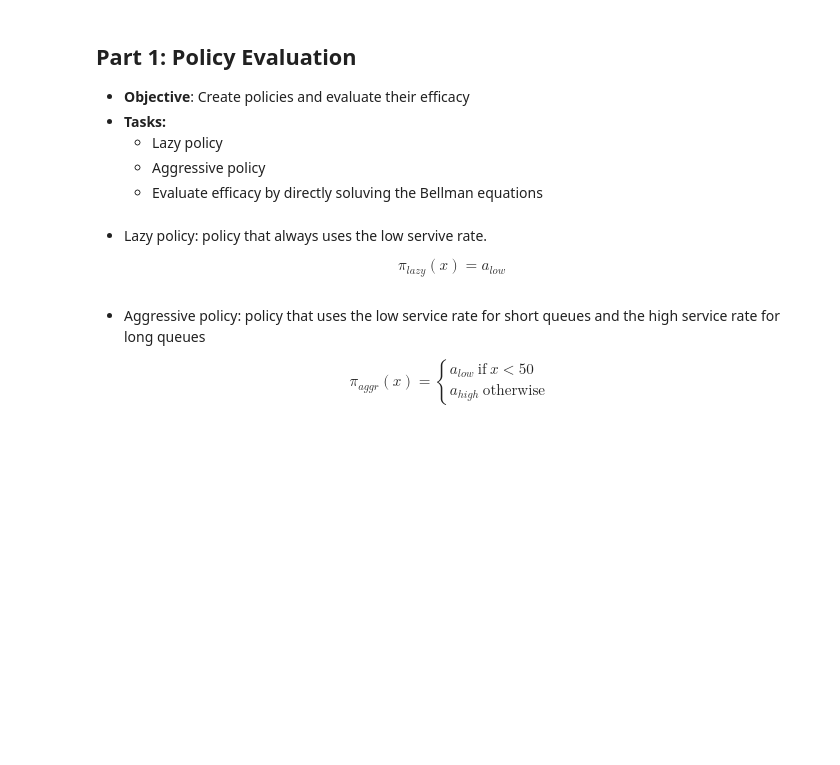
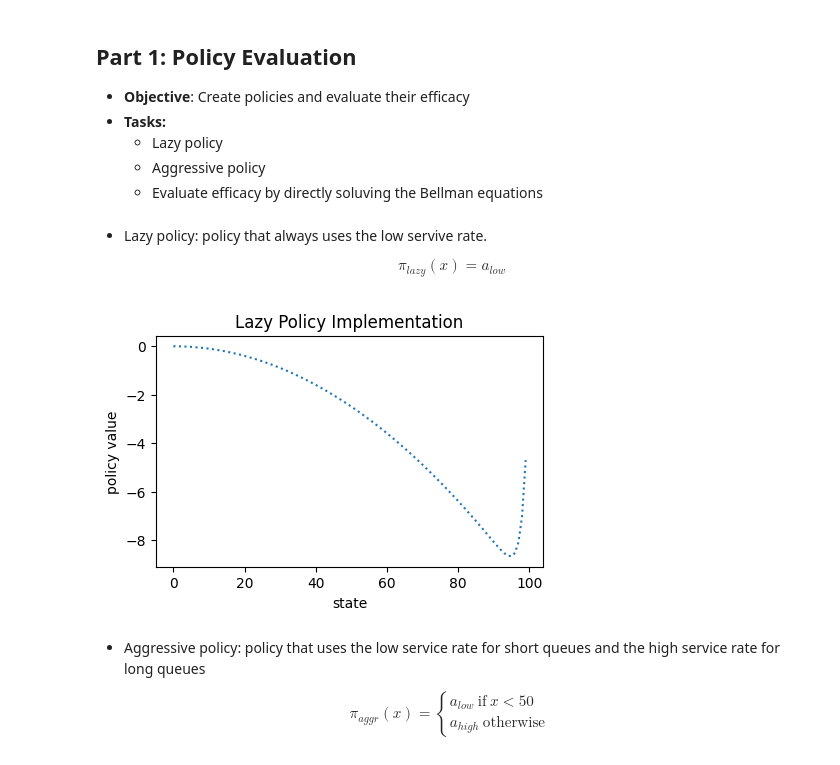
Before and after one commit to claricemottet/RL_HW, a Jupyter notebook: RL_HW1_MottetC.ipynb, the cells around one changed output. Drawn from its saved outputs; the diff is of its cells as text; code cells hidden in the pictures; blank space fills up the shorter version.

```diff
--- a/RL_HW1_MottetC.ipynb
+++ b/RL_HW1_MottetC.ipynb
@@ -109,3 +141,34 @@ def transition_maxtrix(pi):
+# %%
+#evaluation functions
+
+def value_under_policy(pi):
+    P = transition_framework()
+    r = reward_under_policy(pi)
+
+    X = np.size(P,1)
+    V_pi = np.zeros((X))
+
+    # P_pi = transition_under_policy(pi)
+    P_pi = transition(pi)
+    # V_pi = np.linalg.solve((np.eye(X) - GAMMA*P_pi),r) #solves linear system V_pi = r_pi + gamma*P_pi*V_pi
+    V_pi = np.linalg.inv(np.eye(X) - GAMMA*P_pi).dot(r)
+    return V_pi
+# %%
+#simulation functions
+
+def next_state(state_val, action_ind):
+    increment_t = random.choices([0, 1], weights=[1-ARRIVAL_RATE, ARRIVAL_RATE])[0]
+    decrement_t = random.choices([0, 1], weights=[1-reduction_rate(action_ind), reduction_rate(action_ind)])[0]
+    net_t = increment_t - decrement_t
+    return min(N_MAX-1, max(state_val + net_t, 0))
+
+def plot_value_under_policy(V_pi, title):
+    plt.figure(figsize=(5, 3))
+    plt.plot(V_pi, linestyle = 'dotted')
+    plt.xlabel('state')
+    plt.ylabel('policy value')
+    plt.title(title)
+    plt.show()
 # %% [markdown]
 ## <a id='part1'>Part 1: Policy Evaluation</a>
 - **Objective**: Create policies and evaluate their efficacy
@@ -131,6 +194,17 @@ def policy_lazy():
         pi[x, 0] = 1 #action_ind (low = 0, high = 1)
         pi[x, 1] = 0
     return pi
+# %%
+#lazy policy implementation
+
+pi_lazy = policy_lazy()
+V_pi_lazy = value_under_policy(pi_lazy)
+# %%
+#lazy policy plot
+
+plot_value_under_policy(V_pi_lazy, "Lazy Policy Implementation")
+# %% [output]
+[figure, added]
 # %% [markdown]
 - Aggressive policy: policy that uses the low service rate for short queues and the high service rate for long queues
 
```
Also changed, not shown: parts of 11 cells of this notebook.
